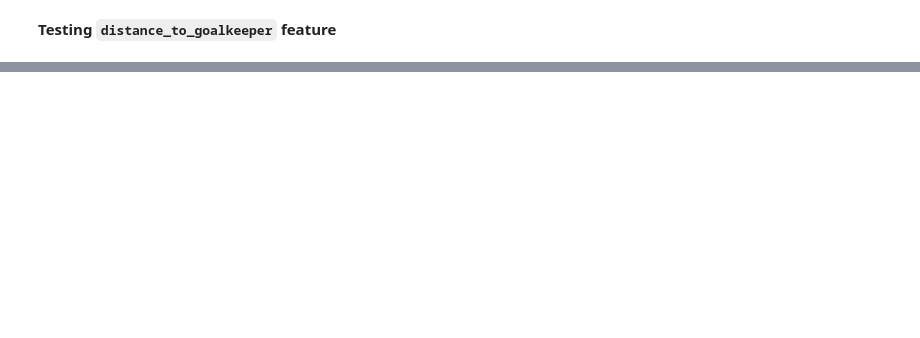
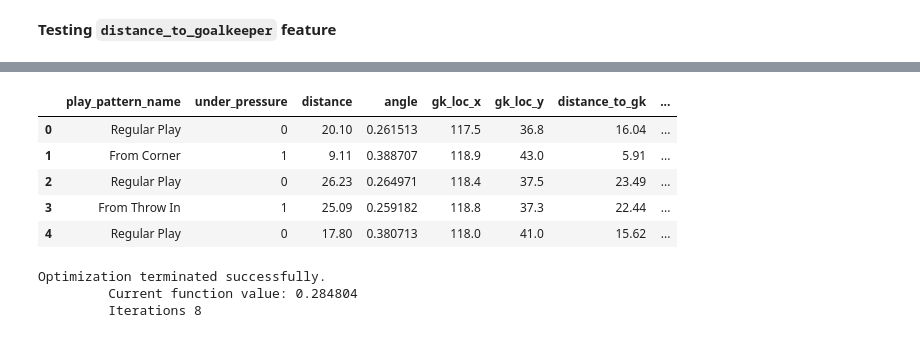
Before and after one commit to faridmusayev/Expected_Goals_Model, a Jupyter notebook: statsbomb/building_model.ipynb, the cells around one changed output, grey strips where cells are left out. Drawn from its saved outputs; the diff is of its cells as text; code cells hidden in the pictures; blank space fills up the shorter version.

```diff
--- a/statsbomb/building_model.ipynb
+++ b/statsbomb/building_model.ipynb
@@ -228,0 +269,21 @@ brier_score_loss(y_valid, xG_predictions)
+# %%
+df_train.head()
+# %% [output]
+|  | play_pattern_name | under_pressure | distance | angle | gk_loc_x | gk_loc_y | distance_to_gk | ... |
+| 0 | Regular Play | 0 | 20.10 | 0.261513 | 117.5 | 36.8 | 16.04 | ... |
+| 1 | From Corner | 1 | 9.11 | 0.388707 | 118.9 | 43.0 | 5.91 | ... |
+| 2 | Regular Play | 0 | 26.23 | 0.264971 | 118.4 | 37.5 | 23.49 | ... |
+| 3 | From Throw In | 1 | 25.09 | 0.259182 | 118.8 | 37.3 | 22.44 | ... |
+| 4 | Regular Play | 0 | 17.80 | 0.380713 | 118.0 | 41.0 | 15.62 | ... |
+# %%
+import statsmodels.formula.api as smf
+
+# run model
+logreg_model = smf.logit(
+    formula = "outcome ~ distance + angle + under_pressure + gk_loc_y + gk_loc_x + \
+    body_part + open_goal + play_pattern_name",
+                         data = df_train).fit()
+# %% [output]
+Optimization terminated successfully.
+         Current function value: 0.284804
+         Iterations 8
```
Also changed, not shown: parts of 21 cells of this notebook, 1 other file.
